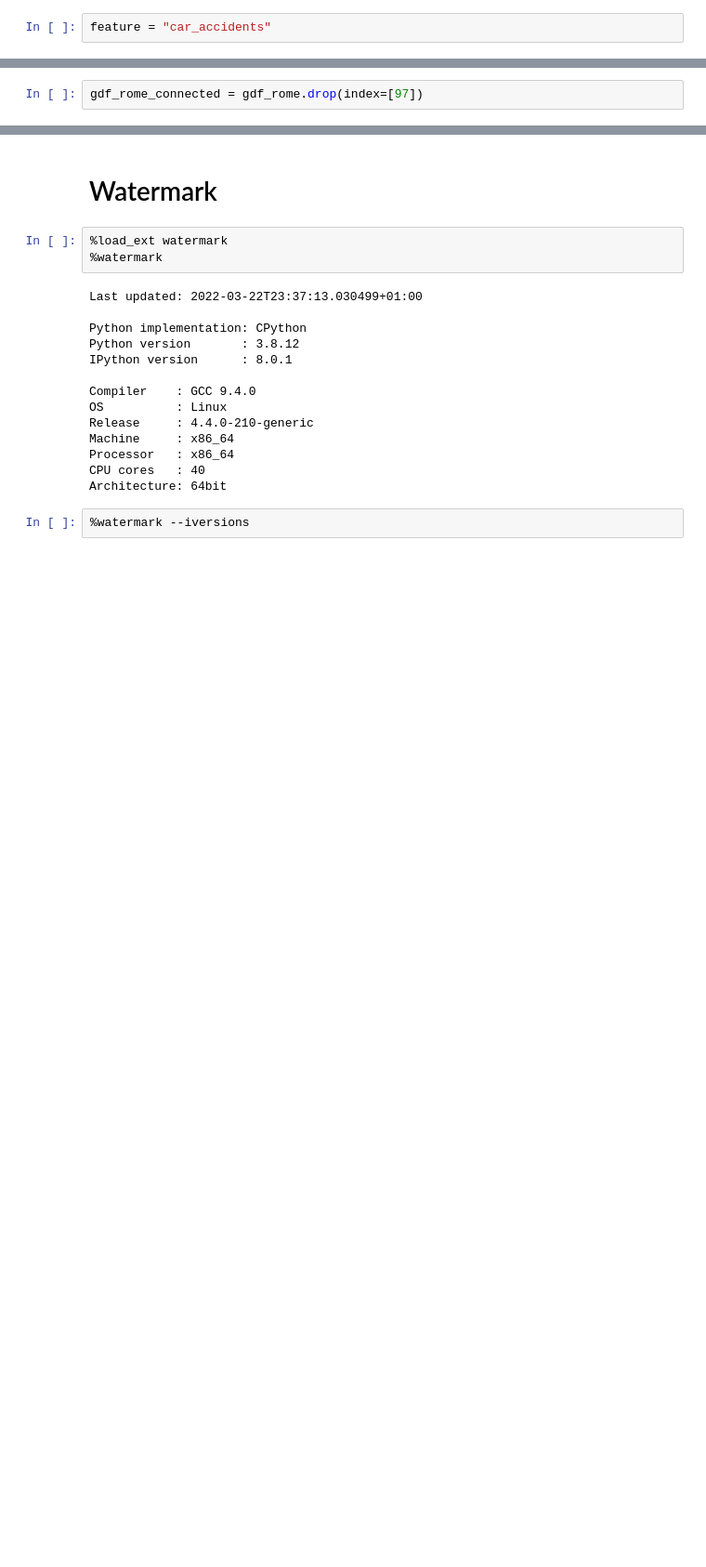
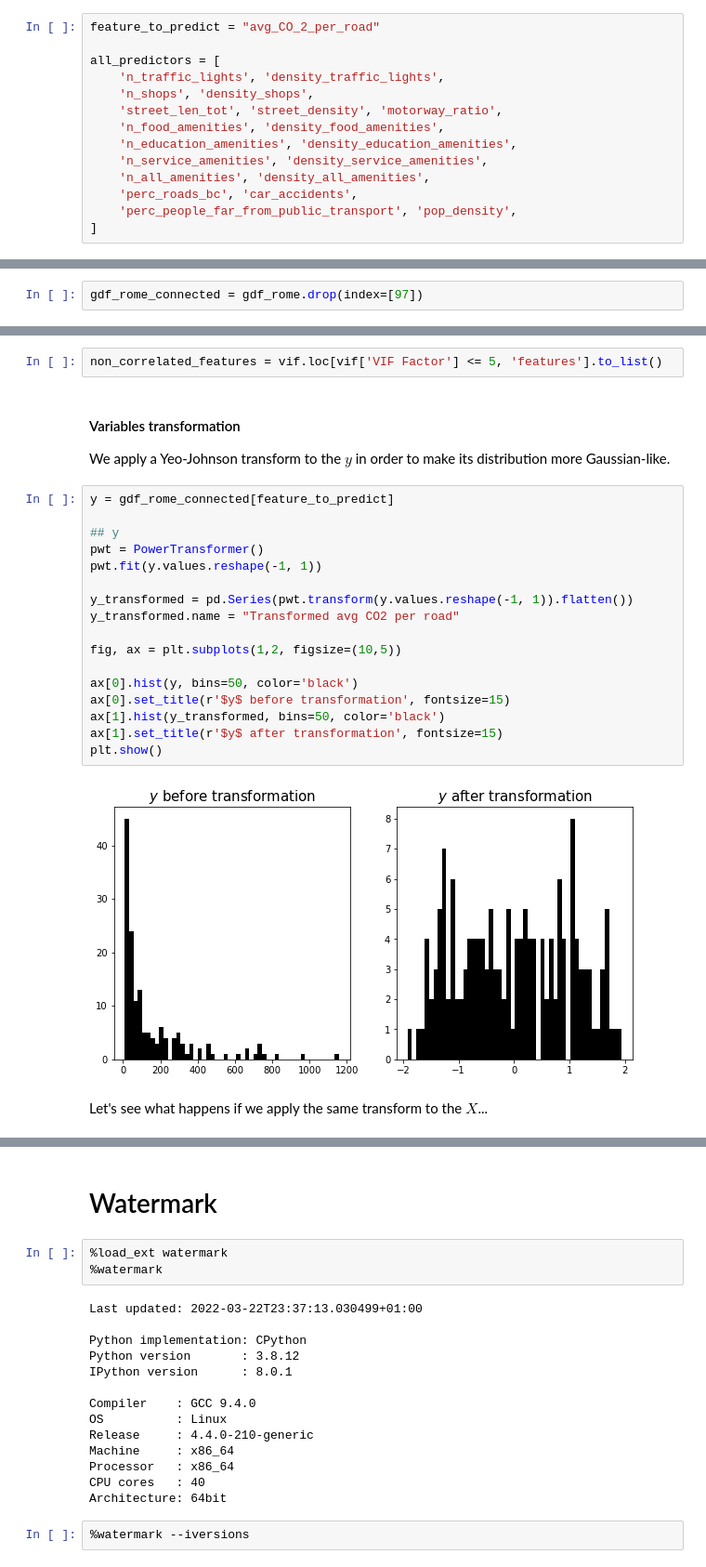
Before and after one commit to matteoboh/urbem, a Jupyter notebook: notebooks/0.9-non_spatial_regression_sklearn.ipynb, the cells around one changed output, grey strips where cells are left out. Shown at 93% size. Drawn from its saved outputs; the diff is of its cells as text; blank space fills up the shorter version.

```diff
--- a/notebooks/0.9-non_spatial_regression_sklearn.ipynb
+++ b/notebooks/0.9-non_spatial_regression_sklearn.ipynb
@@ -53,5 +47,17 @@ gdf_rome.drop(columns="geometry").head()
 # %%
-feature = "car_accidents"
+feature_to_predict = "avg_CO_2_per_road"
+
+all_predictors = [
+    'n_traffic_lights', 'density_traffic_lights',
+    'n_shops', 'density_shops',
+    'street_len_tot', 'street_density', 'motorway_ratio',
+    'n_food_amenities', 'density_food_amenities',
+    'n_education_amenities', 'density_education_amenities',
+    'n_service_amenities', 'density_service_amenities',
+    'n_all_amenities', 'density_all_amenities',
+    'perc_roads_bc', 'car_accidents',
+    'perc_people_far_from_public_transport', 'pop_density',
+]
 # %% [markdown]
 ## Linear regression
 # %% [markdown]
@@ -66,0 +111,26 @@ y = gdf_rome_connected[feature]
+# %%
+non_correlated_features = vif.loc[vif['VIF Factor'] <= 5, 'features'].to_list()
+# %% [markdown]
+#### Variables transformation
+We apply a Yeo-Johnson transform to the $y$ in order to make its distribution more Gaussian-like.
+# %%
+y = gdf_rome_connected[feature_to_predict]
+
+## y
+pwt = PowerTransformer()
+pwt.fit(y.values.reshape(-1, 1))
+
+y_transformed = pd.Series(pwt.transform(y.values.reshape(-1, 1)).flatten())
+y_transformed.name = "Transformed avg CO2 per road"
+
+fig, ax = plt.subplots(1,2, figsize=(10,5))
+
+ax[0].hist(y, bins=50, color='black')
+ax[0].set_title(r'$y$ before transformation', fontsize=15)
+ax[1].hist(y_transformed, bins=50, color='black')
+ax[1].set_title(r'$y$ after transformation', fontsize=15)
+plt.show()
+# %% [output]
+[figure, added]
+# %% [markdown]
+Let's see what happens if we apply the same transform to the $X$...
```
Also changed, not shown: parts of 47 cells of this notebook.
